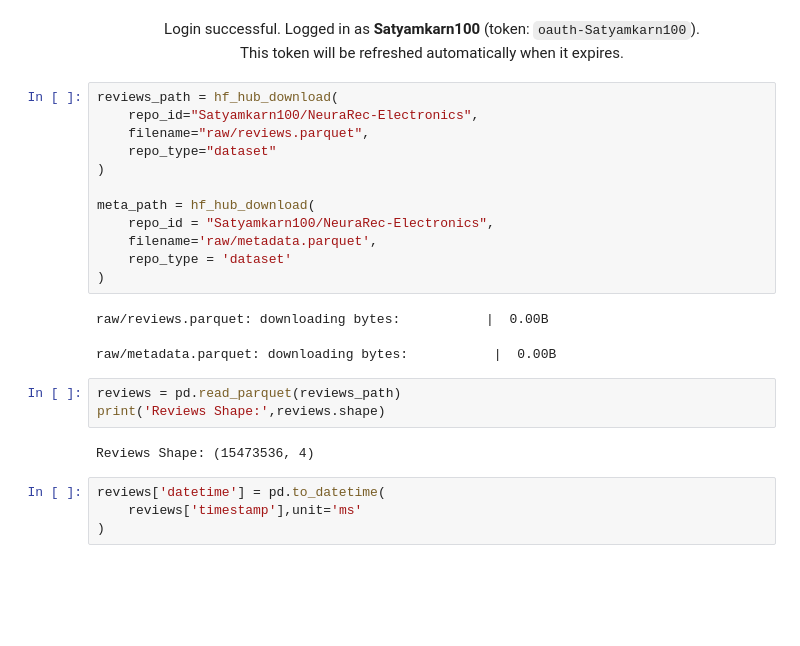
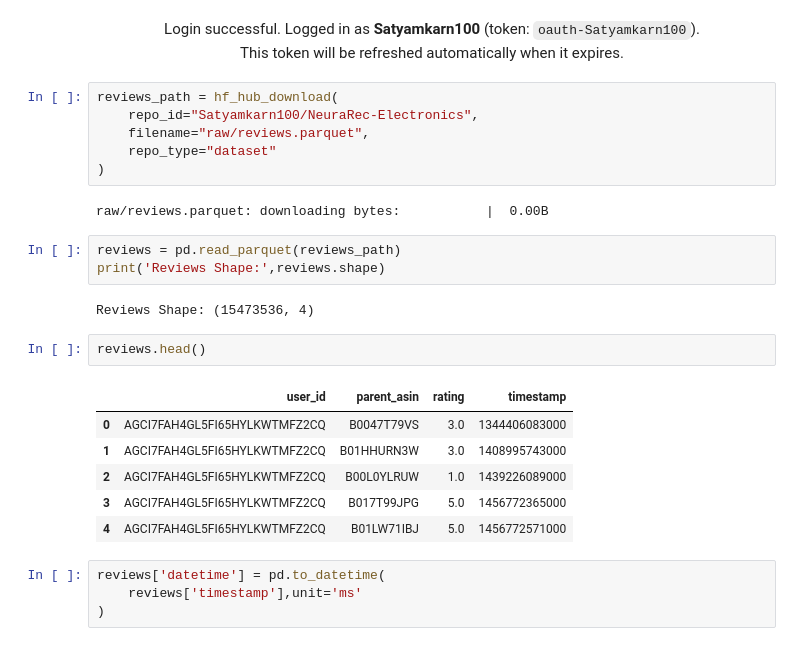
Before and after one commit to satyamkarn100-ctrl/Neural-Recommendation-Personalization-Engine, a Jupyter notebook: 02_preprocessing.ipynb, the cells around one changed output. Drawn from its saved outputs; the diff is of its cells as text; blank space fills up the shorter version.

```diff
--- a/02_preprocessing.ipynb
+++ b/02_preprocessing.ipynb
@@ -18,20 +18,22 @@ reviews_path = hf_hub_download(
     filename="raw/reviews.parquet",
     repo_type="dataset"
 )
-
-meta_path = hf_hub_download(
-    repo_id = "Satyamkarn100/NeuraRec-Electronics",
-    filename='raw/metadata.parquet',
-    repo_type = 'dataset'
-)
 # %% [output]
 raw/reviews.parquet: downloading bytes:           |  0.00B
-raw/metadata.parquet: downloading bytes:           |  0.00B
 # %%
 reviews = pd.read_parquet(reviews_path)
 print('Reviews Shape:',reviews.shape)
 # %% [output]
 Reviews Shape: (15473536, 4)
+# %%
+reviews.head()
+# %% [output]
+|  | user_id | parent_asin | rating | timestamp |
+| 0 | AGCI7FAH4GL5FI65HYLKWTMFZ2CQ | B0047T79VS | 3.0 | 1344406083000 |
+| 1 | AGCI7FAH4GL5FI65HYLKWTMFZ2CQ | B01HHURN3W | 3.0 | 1408995743000 |
+| 2 | AGCI7FAH4GL5FI65HYLKWTMFZ2CQ | B00L0YLRUW | 1.0 | 1439226089000 |
+| 3 | AGCI7FAH4GL5FI65HYLKWTMFZ2CQ | B017T99JPG | 5.0 | 1456772365000 |
+| 4 | AGCI7FAH4GL5FI65HYLKWTMFZ2CQ | B01LW71IBJ | 5.0 | 1456772571000 |
 # %%
 reviews['datetime'] = pd.to_datetime(
     reviews['timestamp'],unit='ms'
```
Also changed, not shown: parts of 5 cells of this notebook.
